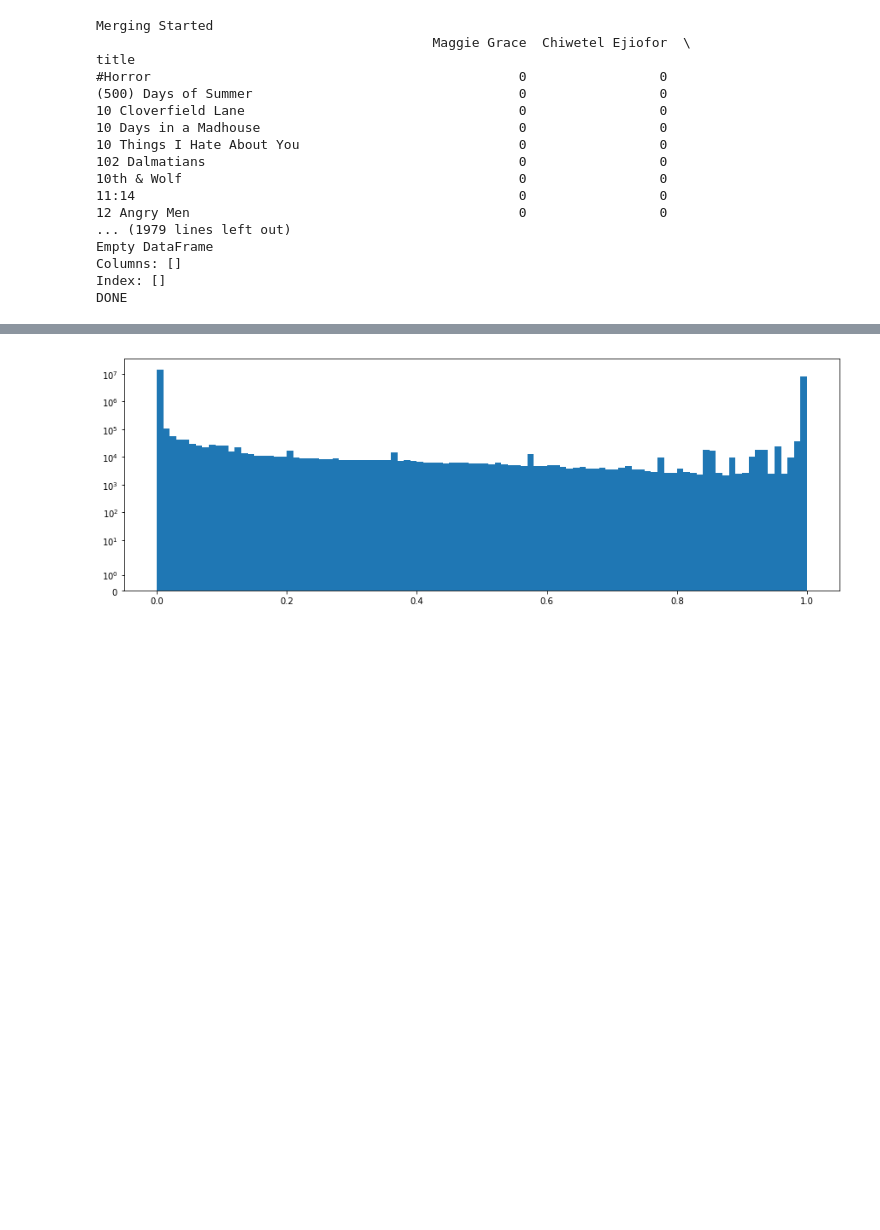
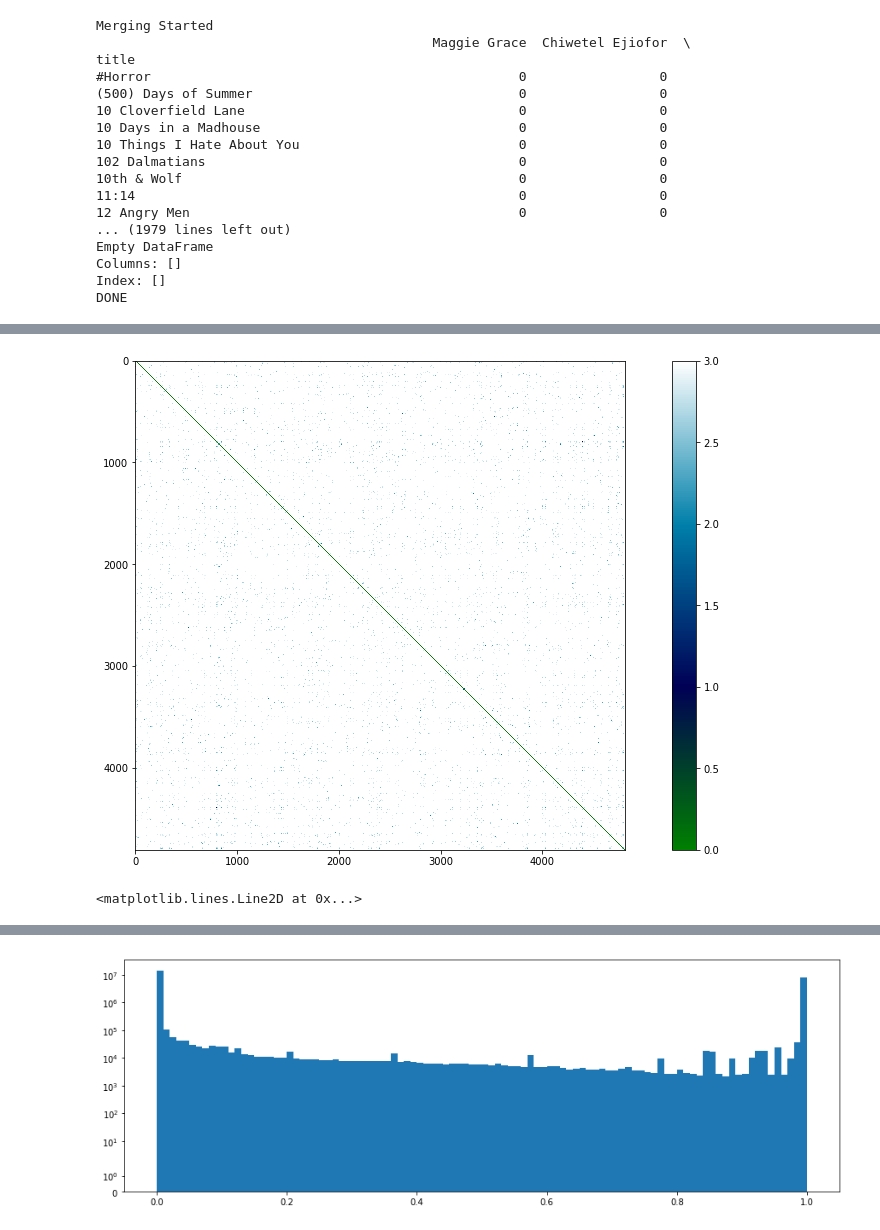
Before and after one commit to MilicaNovak/FinalProjectNTDS2017, a Jupyter notebook: ReportNotebook/Report-Working-In-Progress.ipynb, the cells around one changed output, grey strips where cells are left out. Drawn from its saved outputs; the diff is of its cells as text; code cells hidden in the pictures; blank space fills up the shorter version.

```diff
--- a/ReportNotebook/Report-Working-In-Progress.ipynb
+++ b/ReportNotebook/Report-Working-In-Progress.ipynb
@@ -481,0 +500,17 @@ plt.show()
+# %%
+CatDistances = all_distances[0] + all_distances[1] + all_distances[2]
+# %%
+plt.rcParams['figure.figsize'] = (17, 9)
+# %%
+fig = plt.figure()
+ax = fig.add_subplot(1,1,1)
+ax.set_aspect('equal')
+plt.imshow(CatDistances, interpolation='nearest', cmap=plt.cm.ocean)
+plt.colorbar()
+plt.show()
+# %% [output]
+[figure, added]
+# %%
+plt.spy(CatDistances, markersize = 1)
+# %% [output]
+<matplotlib.lines.Line2D at 0x...>
```
Also changed, not shown: parts of 7 cells of this notebook, 1 other file.
